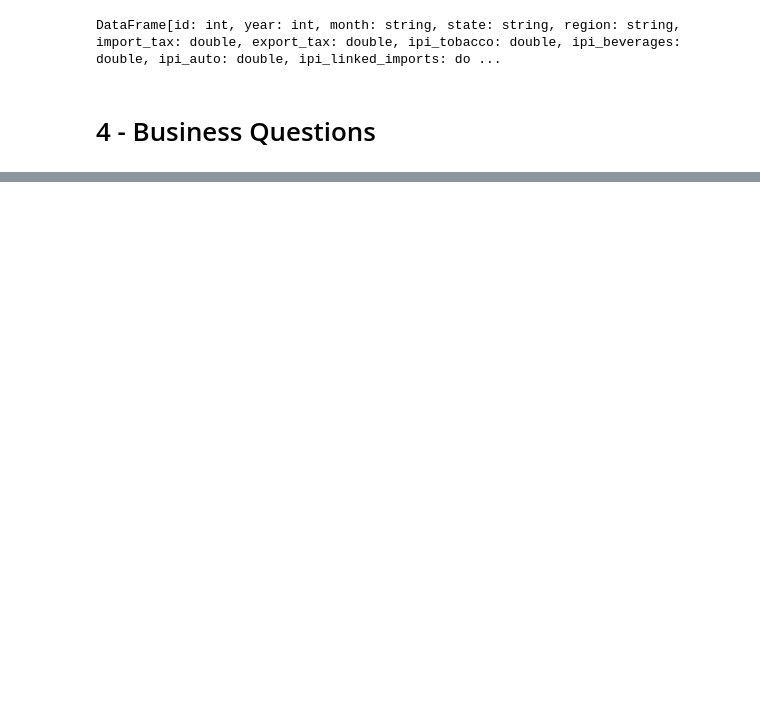
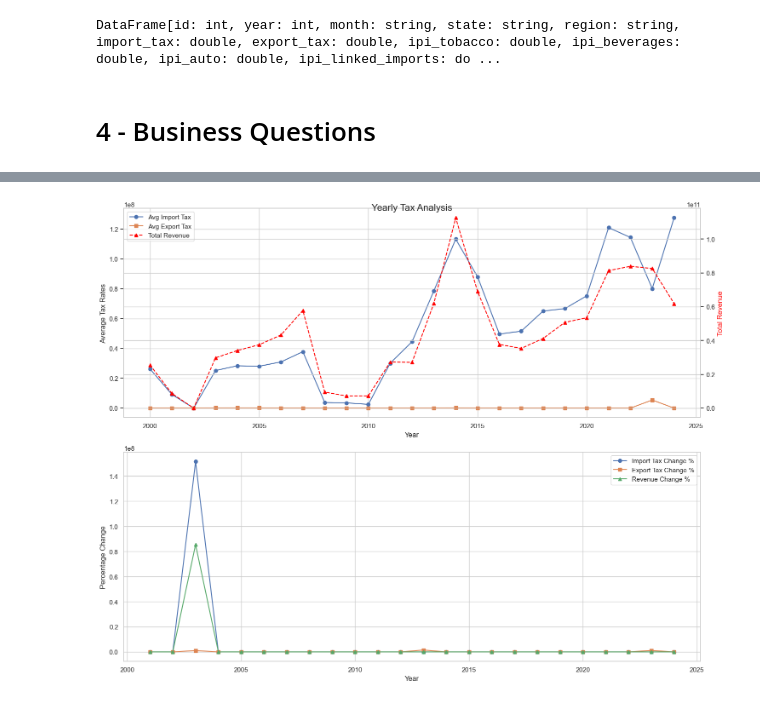
Before and after one commit to FredAlissonx/Revenue-By-State, a Jupyter notebook: data_analysis/analysis.ipynb, the cells around one changed output, grey strips where cells are left out. Saved outputs shown, nothing was run; the diff lists cells and outputs as text; code cells hidden in the pictures; blank space fills up the shorter version.

```diff
--- a/data_analysis/analysis.ipynb
+++ b/data_analysis/analysis.ipynb
@@ -16,3 +20,12 @@ spark = SparkSession.builder \
+# %%
+from utils.init_spark_session import SparkSessionManager
+
+SPARK_CONFIG: dict = {
+    "spark.driver.extraClassPath": r"C:\mysql-connector-j-8.4.0.jar",
+    "spark.executor.extraClassPath": r"C:\mysql-connector-j-8.4.0.jar"
+}
+
+spark = SparkSessionManager.get_spark_session(app_name="EDA", config=SPARK_CONFIG)
 # %% [markdown]
 # 3 - Reading Data
 # %% [markdown]
@@ -100,0 +843,42 @@ DataFrame[id: int, year: int, month: string, state: string, region: string, impo
+# %%
+# Convert PySpark DataFrames to Pandas for easier plotting
+analysis_pd = analysis_df.toPandas()
+correlation_pd = correlation_df.toPandas()
+regional_pd = regional_analysis.toPandas()
+# %%
+# 1. Visualization for analysis_df
+fig, axes = plt.subplots(2, 1, figsize=(15, 12))
+fig.suptitle('Yearly Tax Analysis', fontsize=16, y=0.95)
+
+# Plot 1: Tax Rates and Revenue
+ax1 = axes[0]
+ax1.plot(analysis_pd['year'], analysis_pd['avg_import_tax'], marker='o', label='Avg Import Tax')
+ax1.plot(analysis_pd['year'], analysis_pd['avg_export_tax'], marker='s', label='Avg Export Tax')
+ax1_twin = ax1.twinx()
+ax1_twin.plot(analysis_pd['year'], analysis_pd['total_revenue'], color='red', linestyle='--',
+              marker='^', label='Total Revenue')
+
+ax1.set_xlabel('Year')
+ax1.set_ylabel('Average Tax Rates')
+ax1_twin.set_ylabel('Total Revenue', color='red')
+
+# Combine legends
+lines1, labels1 = ax1.get_legend_handles_labels()
+lines2, labels2 = ax1_twin.get_legend_handles_labels()
+ax1.legend(lines1 + lines2, labels1 + labels2, loc='upper left')
+
+# Plot 2: Percentage Changes
+ax2 = axes[1]
+ax2.plot(analysis_pd['year'], analysis_pd['import_tax_change_pct'], marker='o', label='Import Tax Change %')
+ax2.plot(analysis_pd['year'], analysis_pd['export_tax_change_pct'], marker='s', label='Export Tax Change %')
+ax2.plot(analysis_pd['year'], analysis_pd['revenue_change_pct'], marker='^', label='Revenue Change %')
+
+ax2.set_xlabel('Year')
+ax2.set_ylabel('Percentage Change')
+ax2.legend()
+ax2.grid(True)
+
+plt.tight_layout()
+plt.show()
+# %% [output]
+[figure, added]
```
Also changed, not shown: parts of 66 cells of this notebook, 1 other file.
